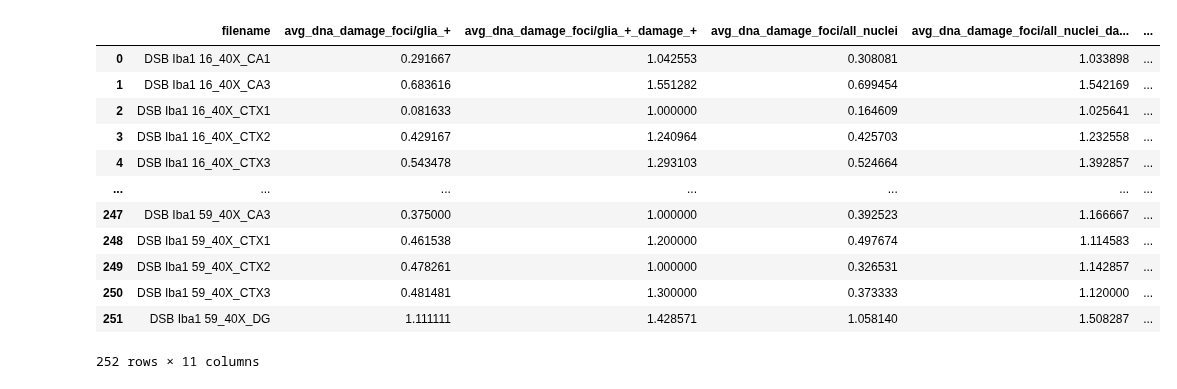
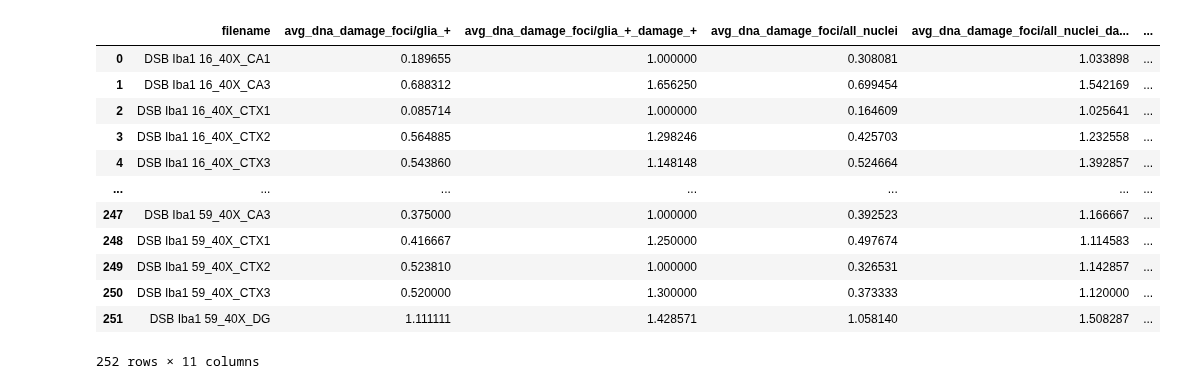
Before and after one commit to adiezsanchez/microglia_dna_damage, a Jupyter notebook: 1_image_analysis.ipynb, the cells around one changed output. Cells and saved outputs as stored; diff of their text form; code cells hidden in the pictures.

```diff
--- a/1_image_analysis.ipynb
+++ b/1_image_analysis.ipynb
@@ -30,24 +30,27 @@ images
  'raw_data\\DSB Iba1 59_40X_DG.lsm']
 # %%
 # Define analysis parameters
-cellpose_nuclei_diameter = 30
-gaussian_sigma = 6
+cellpose_nuclei_diameter = 30 # Defines the diameter in pixels of the nuclei present in your image, helps Cellpose to adjust segmentation
+gaussian_sigma = 6 # Blurs the mip_nuclei image to even out high intensity foci within the nucleus
 dilation_radius_nuclei = 4
 glia_channel_threshold = 20
+glia_segmenter = True
+glia_segmenter_version = 1
+glia_nuclei_colocalization_erosion = 6 # Initial analysis versions was 5, the higher the number the stricter
 dna_damage_segmenter_version = 3 # Version 1 works well for fresh slides but not old stainings, 2 and 3 generalize better over fresh and old stainings
 # %%
-analyze_images(images, cellpose_nuclei_diameter, gaussian_sigma, dilation_radius_nuclei, glia_channel_threshold, dna_damage_segmenter_version)
+analyze_images(images, cellpose_nuclei_diameter, gaussian_sigma, dilation_radius_nuclei, glia_channel_threshold, dna_damage_segmenter_version, glia_segmenter, glia_segmenter_version, glia_nuclei_colocalization_erosion)
 # %% [output]
 |  | filename | avg_dna_damage_foci/glia_+ | avg_dna_damage_foci/glia_+_damage_+ | avg_dna_damage_foci/all_nuclei | avg_dna_damage_foci/all_nuclei_da... | ... |
-| 0 | DSB Iba1 16_40X_CA1 | 0.291667 | 1.042553 | 0.308081 | 1.033898 | ... |
-| 1 | DSB Iba1 16_40X_CA3 | 0.683616 | 1.551282 | 0.699454 | 1.542169 | ... |
-| 2 | DSB Iba1 16_40X_CTX1 | 0.081633 | 1.000000 | 0.164609 | 1.025641 | ... |
-| 3 | DSB Iba1 16_40X_CTX2 | 0.429167 | 1.240964 | 0.425703 | 1.232558 | ... |
-| 4 | DSB Iba1 16_40X_CTX3 | 0.543478 | 1.293103 | 0.524664 | 1.392857 | ... |
+| 0 | DSB Iba1 16_40X_CA1 | 0.189655 | 1.000000 | 0.308081 | 1.033898 | ... |
+| 1 | DSB Iba1 16_40X_CA3 | 0.688312 | 1.656250 | 0.699454 | 1.542169 | ... |
+| 2 | DSB Iba1 16_40X_CTX1 | 0.085714 | 1.000000 | 0.164609 | 1.025641 | ... |
+| 3 | DSB Iba1 16_40X_CTX2 | 0.564885 | 1.298246 | 0.425703 | 1.232558 | ... |
+| 4 | DSB Iba1 16_40X_CTX3 | 0.543860 | 1.148148 | 0.524664 | 1.392857 | ... |
 | ... | ... | ... | ... | ... | ... | ... |
 | 247 | DSB Iba1 59_40X_CA3 | 0.375000 | 1.000000 | 0.392523 | 1.166667 | ... |
-| 248 | DSB Iba1 59_40X_CTX1 | 0.461538 | 1.200000 | 0.497674 | 1.114583 | ... |
-| 249 | DSB Iba1 59_40X_CTX2 | 0.478261 | 1.000000 | 0.326531 | 1.142857 | ... |
-| 250 | DSB Iba1 59_40X_CTX3 | 0.481481 | 1.300000 | 0.373333 | 1.120000 | ... |
+| 248 | DSB Iba1 59_40X_CTX1 | 0.416667 | 1.250000 | 0.497674 | 1.114583 | ... |
+| 249 | DSB Iba1 59_40X_CTX2 | 0.523810 | 1.000000 | 0.326531 | 1.142857 | ... |
+| 250 | DSB Iba1 59_40X_CTX3 | 0.520000 | 1.300000 | 0.373333 | 1.120000 | ... |
 | 251 | DSB Iba1 59_40X_DG | 1.111111 | 1.428571 | 1.058140 | 1.508287 | ... |
 252 rows × 11 columns
```
Also changed, not shown: 8 other files.
